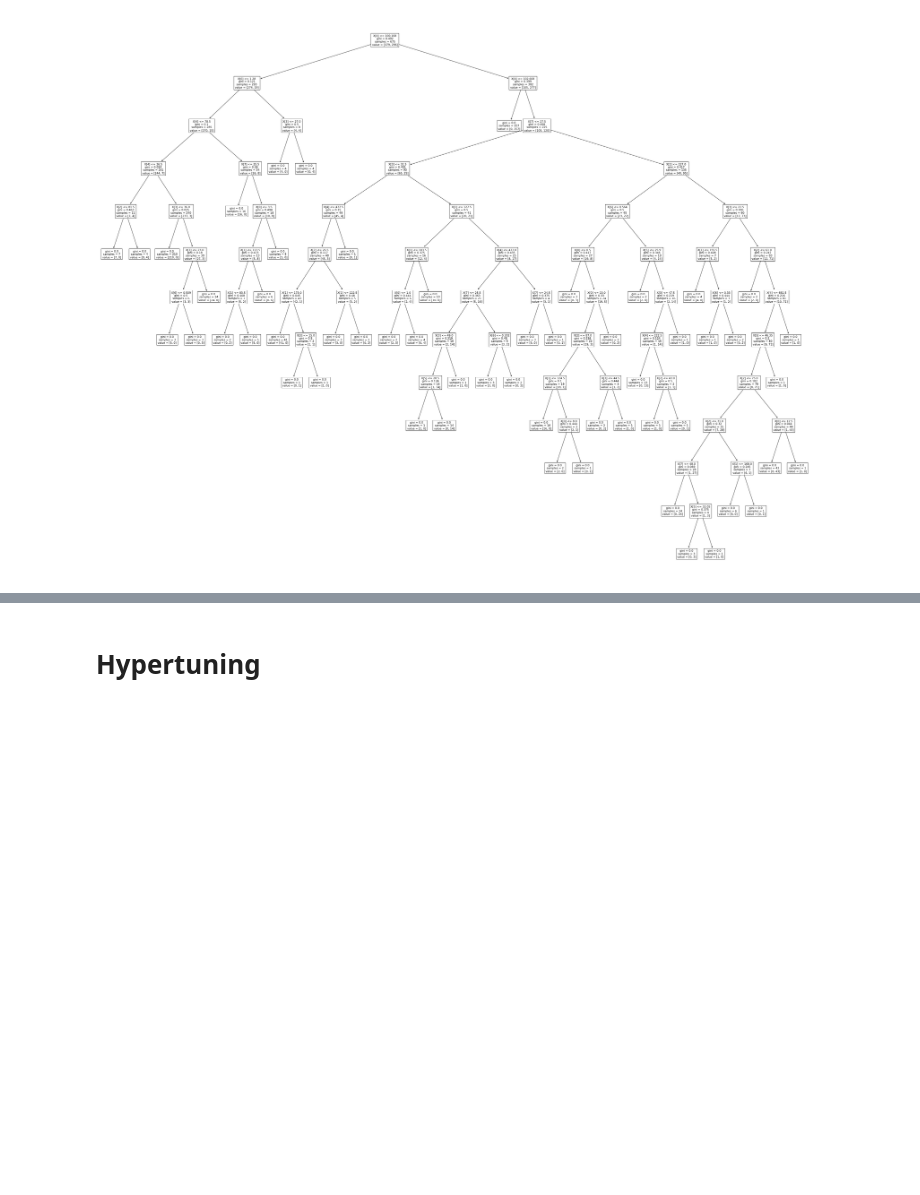
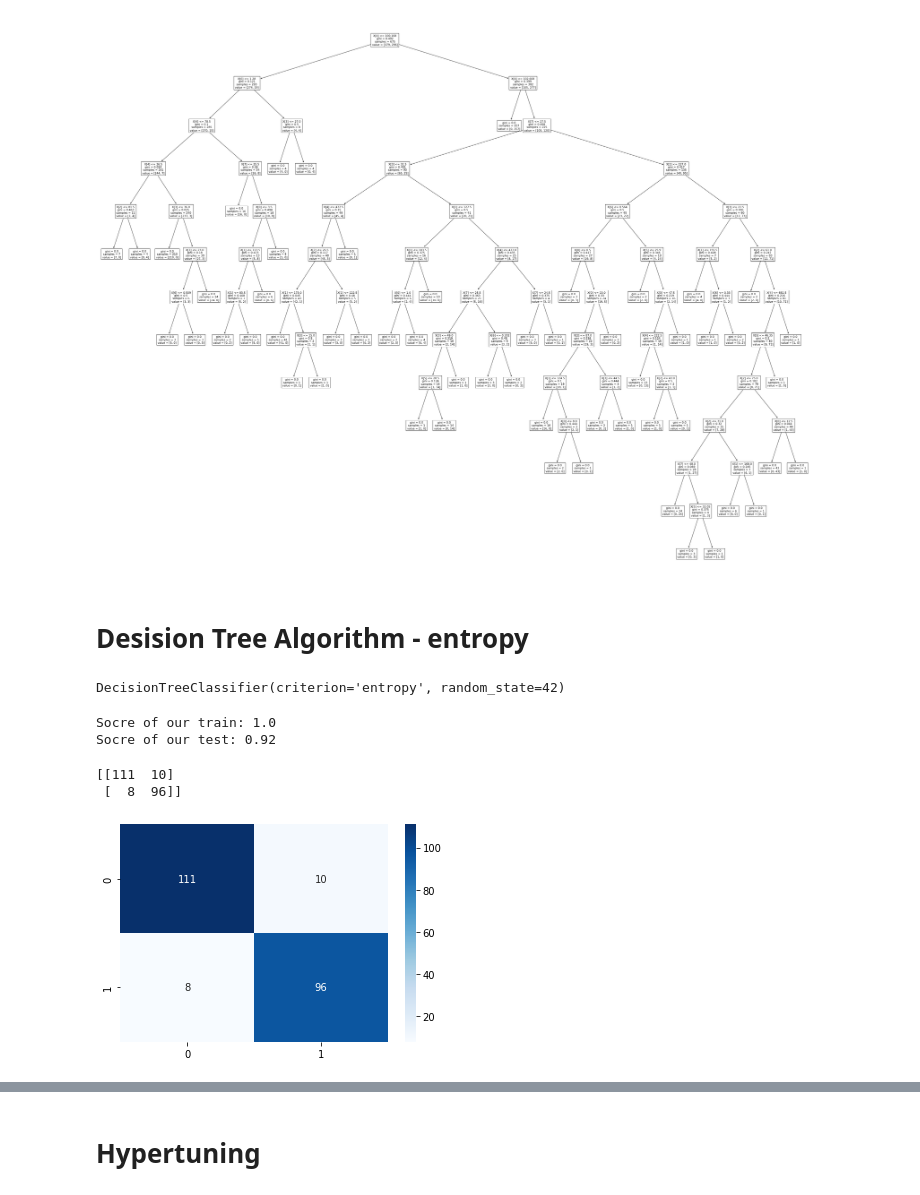
Before and after one commit to agusmelo/Decision-Tree-Project, a Jupyter notebook: src/explore.ipynb, the cells around one changed output, grey strips where cells are left out. Drawn from its saved outputs; the diff is of its cells as text; code cells hidden in the pictures; blank space fills up the shorter version.

Commit message:
entropy + minor fixes

```diff
--- a/src/explore.ipynb
+++ b/src/explore.ipynb
@@ -143,3 +142,24 @@ tree.plot_tree(clf)
 plt.show()
 # %% [output]
 [figure]
+# %% [markdown]
+# Desision Tree Algorithm - entropy
+# %%
+clf_entropy = DecisionTreeClassifier(random_state=42,criterion="entropy")
+clf_entropy.fit(X_train,y_train)
+# %% [output]
+DecisionTreeClassifier(criterion='entropy', random_state=42)
+# %%
+print(f"Socre of our train: {clf_entropy.score(X_train,y_train)}")
+print(f"Socre of our test: {clf_entropy.score(X_test, y_test)}")
+# %% [output]
+Socre of our train: 1.0
+Socre of our test: 0.92
+# %%
+print(confusion_matrix(y_test,clf_entropy.predict(X_test)))
+sns.heatmap(confusion_matrix(y_test,clf_entropy.predict(X_test)), annot=True,fmt="d",cmap="Blues")
+plt.show()
+# %% [output]
+[[111  10]
+ [  8  96]]
+[figure, added]
```
Also changed, not shown: parts of 6 cells of this notebook.
